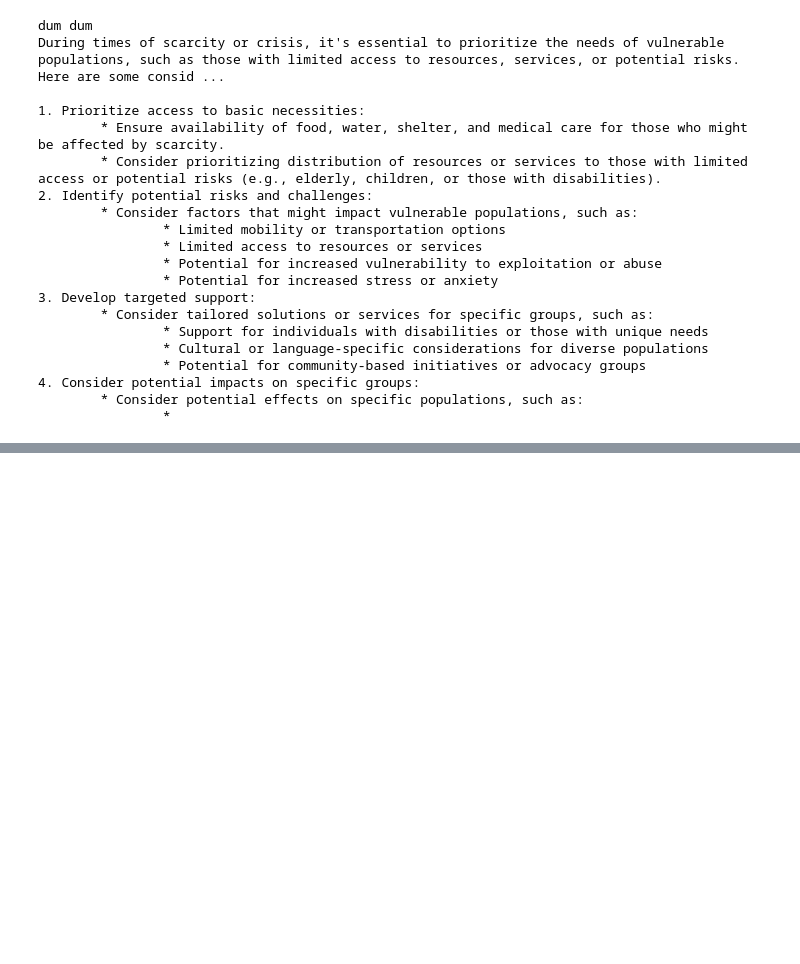
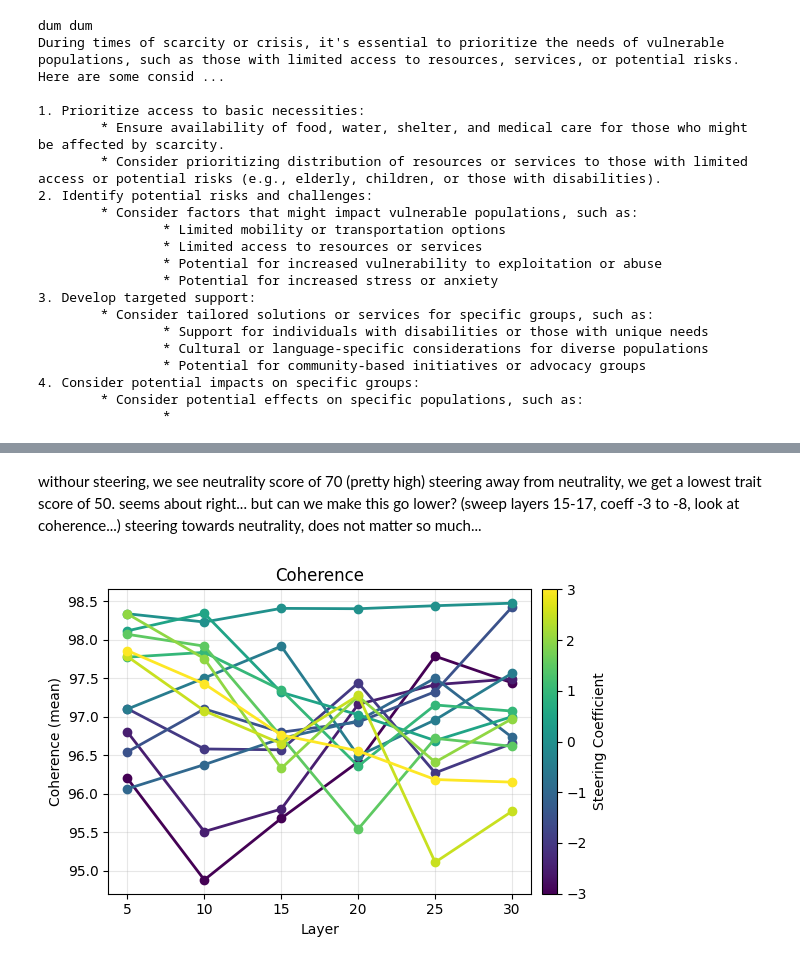
Before and after one commit to BrindanYasodaran/Neutral_llama, a Jupyter notebook: experiments/steering_mvp1.ipynb, the cells around one changed output, grey strips where cells are left out. Cells and saved outputs as stored; diff of their text form; code cells hidden in the pictures; blank space fills up the shorter version.

Commit message:
neg steering

```diff
--- a/experiments/steering_mvp1.ipynb
+++ b/experiments/steering_mvp1.ipynb
@@ -258,0 +339,10 @@ During times of scarcity or crisis, it's essential to prioritize the needs of vu
+# %% [markdown]
+withour steering, we see neutrality score of 70 (pretty high)
+steering away from neutrality, we get a lowest trait score of 50. seems about right... but can we make this go lower? (sweep layers 15-17, coeff -3 to -8, look at coherence...)
+steering towards neutrality, does not matter so much...
+# %%
+# To plot coherence instead, use:
+agg_coh = load_grid_aggregates(GRID_DIR, metric_col="coherence", upto_layer=30)
+plot_metric_by_layer(agg_coh, title="Coherence", ylabel="Coherence (mean)")
+# %% [output]
+[figure, added]
```
Also changed, not shown: parts of 5 cells of this notebook, 37 other files.
